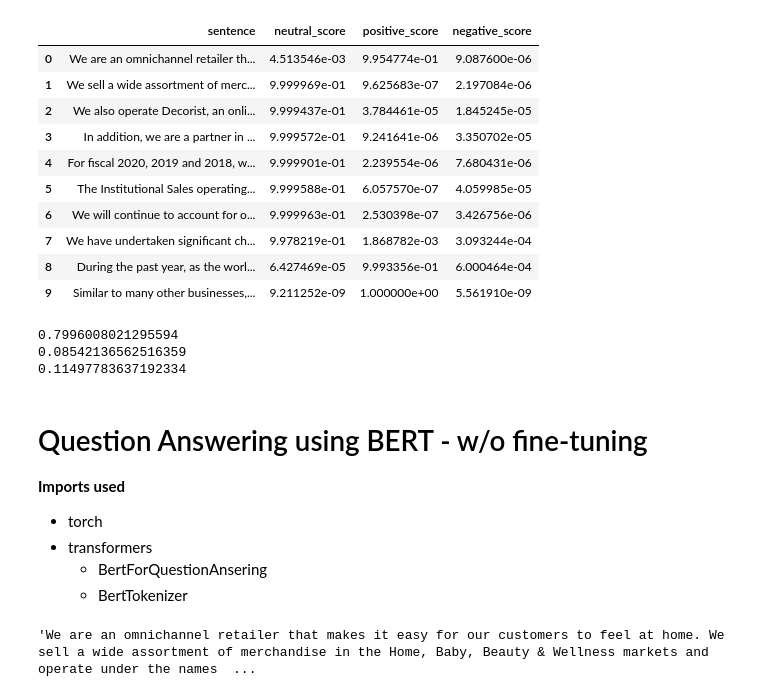
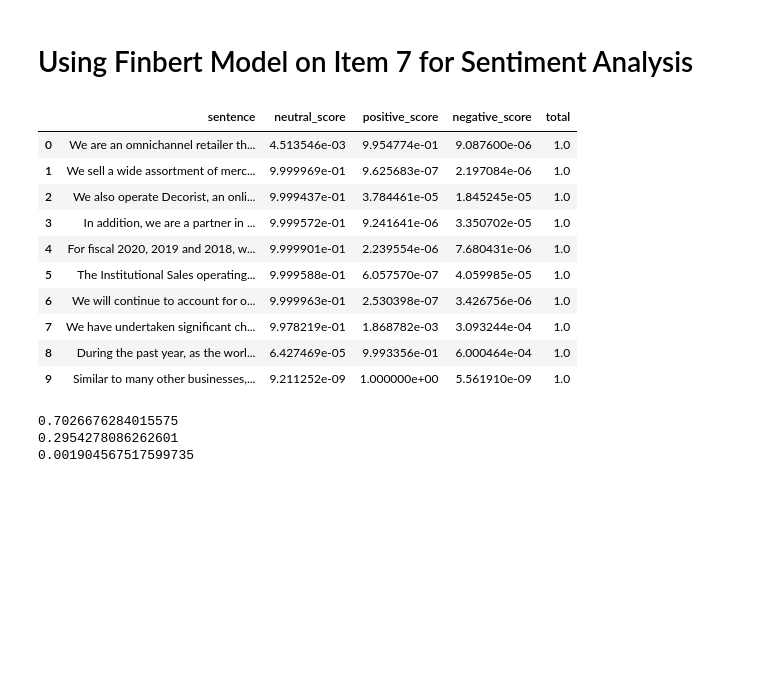
Before and after one commit to Crystal-Reshea/FinBert-Albert-nlp, a Jupyter notebook: Sentiment_Analysis_with_Finbert.ipynb, the cells around one changed output. Drawn from its saved outputs; the diff is of its cells as text; code cells hidden in the pictures; blank space fills up the shorter version.

Commit message:
Changes to text extraction process

```diff
--- a/Sentiment_Analysis_with_Finbert.ipynb
+++ b/Sentiment_Analysis_with_Finbert.ipynb
@@ -104,0 +94,7 @@ joined_paragraph_sentences = sent_tokenize(joined_paragraph)
+# %%
+# string of all relevant item 7 content
+item7 = text_dict[toc_list[7]]
+# list of item 7 content split by new lines
+item7_split = item7.split('\n')
+# dictionary of all item 7 content organized by headingd
+item7_dict = fill_item_dict(item7_split)
@@ -105 +122,4 @@ joined_paragraph_sentences = sent_tokenize(joined_paragraph)
+# %%
+overview =item7_dict['OVERVIEW']
+overview_sent = sent_tokenize(overview)
 # %%
@@ -116,3 +136,5 @@ remove_large_sent()
+# %% [markdown]
+# Using Finbert Model on Item 7 for Sentiment Analysis
 # %%
 import pandas as pd
 # Creating a dataframe of the collected sentiment scores for each sentence
@@ -136,30 +156,26 @@ df = sentiment_score_df(joined_paragraph_sentences)
+# %%
+overview_df = sentiment_score_df(overview_sent)
+# %%
+overview_df["total"] =(overview_df['neutral_score'] + overview_df['positive_score'] + overview_df['negative_score'])
 # %%
-df.head(10)
+overview_df.head(10)
 # %% [output]
-|  | sentence | neutral_score | positive_score | negative_score |
-| 0 | We are an omnichannel retailer th... | 4.513546e-03 | 9.954774e-01 | 9.087600e-06 |
-| 1 | We sell a wide assortment of merc... | 9.999969e-01 | 9.625683e-07 | 2.197084e-06 |
-| 2 | We also operate Decorist, an onli... | 9.999437e-01 | 3.784461e-05 | 1.845245e-05 |
-| 3 | In addition, we are a partner in ... | 9.999572e-01 | 9.241641e-06 | 3.350702e-05 |
-| 4 | For fiscal 2020, 2019 and 2018, w... | 9.999901e-01 | 2.239554e-06 | 7.680431e-06 |
-| 5 | The Institutional Sales operating... | 9.999588e-01 | 6.057570e-07 | 4.059985e-05 |
-| 6 | We will continue to account for o... | 9.999963e-01 | 2.530398e-07 | 3.426756e-06 |
-| 7 | We have undertaken significant ch... | 9.978219e-01 | 1.868782e-03 | 3.093244e-04 |
-| 8 | During the past year, as the worl... | 6.427469e-05 | 9.993356e-01 | 6.000464e-04 |
-| 9 | Similar to many other businesses,... | 9.211252e-09 | 1.000000e+00 | 5.561910e-09 |
+|  | sentence | neutral_score | positive_score | negative_score | total |
+| 0 | We are an omnichannel retailer th... | 4.513546e-03 | 9.954774e-01 | 9.087600e-06 | 1.0 |
+| 1 | We sell a wide assortment of merc... | 9.999969e-01 | 9.625683e-07 | 2.197084e-06 | 1.0 |
+| 2 | We also operate Decorist, an onli... | 9.999437e-01 | 3.784461e-05 | 1.845245e-05 | 1.0 |
+| 3 | In addition, we are a partner in ... | 9.999572e-01 | 9.241641e-06 | 3.350702e-05 | 1.0 |
+| 4 | For fiscal 2020, 2019 and 2018, w... | 9.999901e-01 | 2.239554e-06 | 7.680431e-06 | 1.0 |
+| 5 | The Institutional Sales operating... | 9.999588e-01 | 6.057570e-07 | 4.059985e-05 | 1.0 |
+| 6 | We will continue to account for o... | 9.999963e-01 | 2.530398e-07 | 3.426756e-06 | 1.0 |
+| 7 | We have undertaken significant ch... | 9.978219e-01 | 1.868782e-03 | 3.093244e-04 | 1.0 |
+| 8 | During the past year, as the worl... | 6.427469e-05 | 9.993356e-01 | 6.000464e-04 | 1.0 |
+| 9 | Similar to many other businesses,... | 9.211252e-09 | 1.000000e+00 | 5.561910e-09 | 1.0 |
 # %%
-print(df['neutral_score'].mean())
-print(df['positive_score'].mean())
-print(df['negative_score'].mean())
+print(overview_df['neutral_score'].mean())
+print(overview_df['positive_score'].mean())
+print(overview_df['negative_score'].mean())
 # %% [output]
-0.7996008021295594
-0.08542136562516359
-0.11497783637192334
+0.7026676284015575
+0.2954278086262601
+0.001904567517599735
-# %% [markdown]
-# Question Answering using BERT - w/o fine-tuning
-
-<b>Imports used</b>
-* torch
-* transformers
-     * BertForQuestionAnsering
-     * BertTokenizer
@@ -176,4 +181,0 @@ question="What changes were made due to covid-19?"
-# %%
-joined_paragraph[:2551]
-# %% [output]
-'We are an omnichannel retailer that makes it easy for our customers to feel at home. We sell a wide assortment of merchandise in the Home, Baby, Beauty & Wellness markets and operate under the names  ...
```
Also changed, not shown: parts of 26 cells of this notebook.
